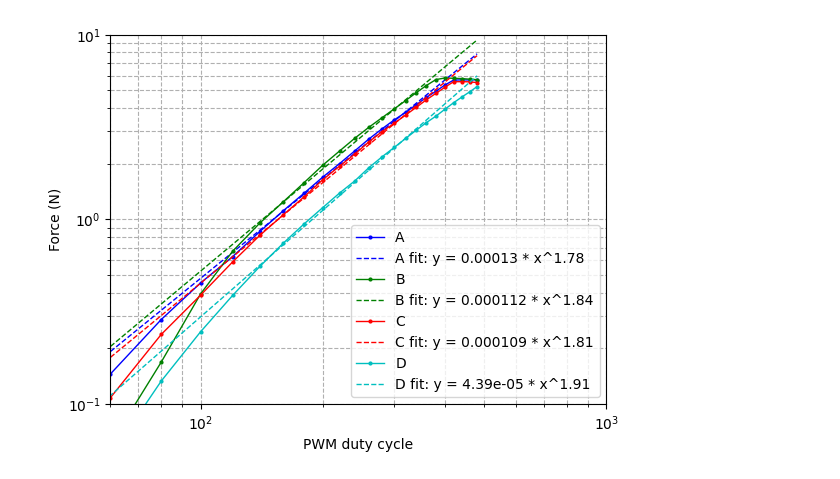
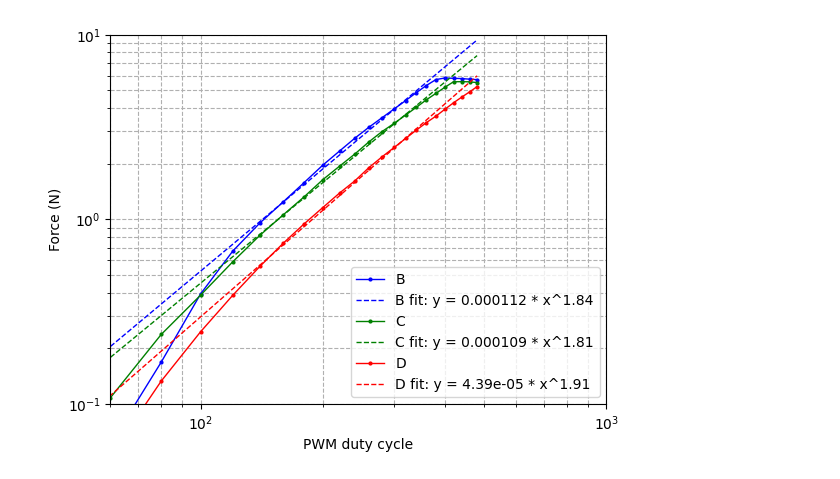
Before and after one commit to lpender3672/propeller-acoustics, a Jupyter notebook: loading/graphs.ipynb, the cells around one changed output. Cells and saved outputs as stored; diff of their text form; code cells hidden in the pictures.

Commit message:
plot was too cluttered

```diff
--- a/loading/graphs.ipynb
+++ b/loading/graphs.ipynb
@@ -4,7 +4,7 @@ import matplotlib.pyplot as plt
 # %%
 # plot A B C D
 
-datasets = ["A", "B", "C", "D"]
+datasets = ["B", "C", "D"]
 
 colours = ['b', 'g', 'r', 'c' , 'm', 'y', 'k']
 
@@ -30,31 +30,31 @@ for dataset in datasets:
         speedlist.append(speed)
         forcelist.append(force)
 
     c = colours.pop(0)
 
     plt.loglog(speedlist, forcelist, label=dataset, marker='o', markersize=2, linewidth=1, color=c)
     # plot linear fit line
     speedlist = np.array(speedlist)
     speedlist_f = speedlist[np.bitwise_and(100 < speedlist, speedlist < 400)]
     x = np.log10(speedlist_f)
     forcelist = np.array(forcelist)
     forcelist_f = forcelist[np.bitwise_and(100 < speedlist, speedlist < 400)]
     y = np.log10(forcelist_f)
 
     n, log_A = np.polyfit(x, y, 1)
     A = 10**log_A
     plt.loglog(speedlist, A * speedlist**n, linestyle='--',
                label=f"{dataset} fit: y = {A:.3g} * x^{n:.2f}", color=c, linewidth=1)
 
 plt.xlim(60, 1e3)
 plt.ylim(1e-1, 1e1)
 
 plt.xlabel("PWM duty cycle")
 plt.ylabel("Force (N)")
 
 plt.grid(which='both', linestyle='--')
 plt.legend()
 
 plt.savefig("power_law.png", dpi=300)
 # %% [output]
-[figure, old version]
+[figure, new version]
```
Also changed, not shown: 1 other file.
